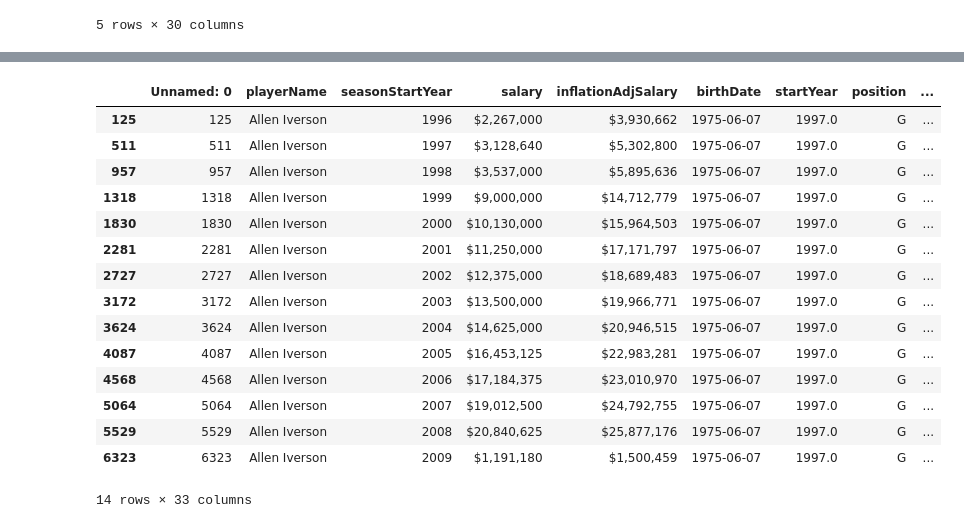
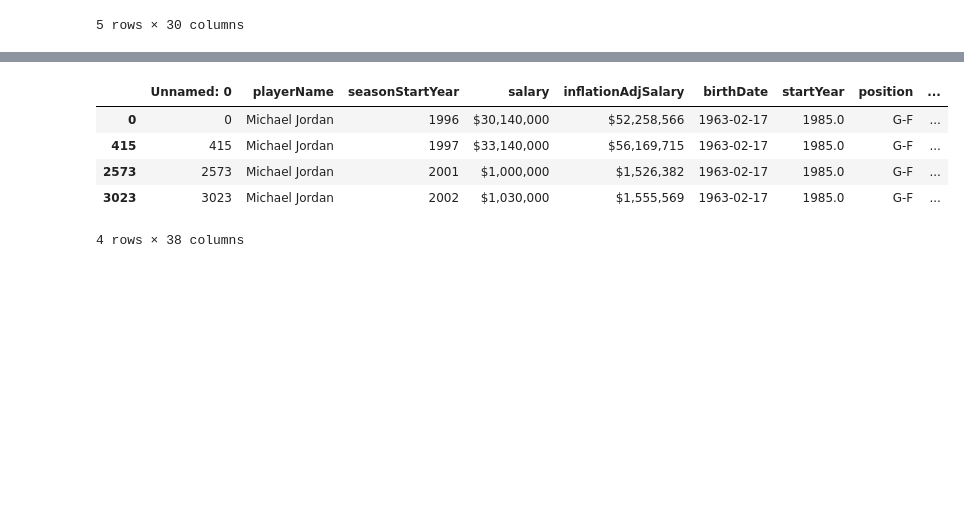
Before and after one commit to RiyaAg/EECS-545---Predicting-NBA-Player-s-Salary, a Jupyter notebook: ml_clean_external.ipynb, the cells around one changed output, grey strips where cells are left out. Drawn from its saved outputs; the diff is of its cells as text; code cells hidden in the pictures; blank space fills up the shorter version.

Commit message:
add championships, colleges, draft

```diff
--- a/ml_clean_external.ipynb
+++ b/ml_clean_external.ipynb
@@ -237,0 +232,11 @@ for index, row in all_nba.iterrows():
+# %%
+league['NBA Champion'] = league['NBA Champion'].replace(['Chicago Bulls','San Antonio Spurs','Los Angeles Lakers',
+                                         'Detroit Pistons','Miami Heat','Boston Celtics', "Dallas Mavericks","Golden State Warriors","Cleveland Cavaliers"],
+                                        ['CHI','SAS','LAL','DET','MIA','BOS',"DAL","GSW","CLE"])
+league['Eastern Champion'] = league['Eastern Champion'].replace(['Chicago Bulls','New York Knicks','Indiana Pacers','Philadelphia 76ers',
+ 'New Jersey Nets','Detroit Pistons','Miami Heat','Cleveland Cavaliers',
+ 'Boston Celtics','Orlando Magic'], ['CHI','NYK','IND','PHI','NJN','DET','MIA','CLE','BOS','ORL'])
+
+league['Western Champion'] = league['Western Champion'].replace(['Seattle SuperSonics' ,'Utah Jazz', 'San Antonio Spurs',
+ 'Los Angeles Lakers' ,'Dallas Mavericks', 'Oklahoma City Thunder',
+ 'Golden State Warriors'], ['SEA','UTA','SAS','LAL','DAL','OKC','GSW'])
@@ -237,0 +256,16 @@ for index, row in all_nba.iterrows():
+# %%
+#df["mvp"] = 0
+#df["mvp_total"] = 0
+df["champion"] = 0
+df["champion_total"] = 0
+df["conference_champ"] = 0
+for index, row in league.iterrows():
+    year = row["Year"]
+    name = row["MVP Name"]
+    champ = row["NBA Champion"]
+    df.loc[(df['seasonStartYear'] == year) & (df['team'] == champ),'champion'] = 1
+    df.loc[(df['seasonStartYear'] == year) & (df['team'] == row['Eastern Champion']),'conference_champ'] = 1
+    df.loc[(df['seasonStartYear'] == year) & (df['team'] == row['Western Champion']),'conference_champ'] = 1
+# %%
+player_info = pd.read_csv(r'C:\Users\raoma\Documents\michigan\ml\EECS-545---Predicting-NBA-Player-s-Salary\data\player_info.csv')
+player_info.head()
@@ -238,3 +279,8 @@ for index, row in all_nba.iterrows():
+# %%
+df["college"] = np.nan
+for index, row in player_info.iterrows():
+    name = row["playerName"]
+    df.loc[(df['playerName'] == name),'college'] = row["Colleges"]
 # %%
 df.loc[df['playerName'] == 'LeBron James']
 # %% [output]
@@ -258,19 +304,9 @@ df.loc[df['playerName'] == 'LeBron James']
 # %%
-df.loc[df['playerName'] == 'Allen Iverson']
+df.loc[df['playerName'] == 'Michael Jordan']
 # %% [output]
 |  | Unnamed: 0 | playerName | seasonStartYear | salary | inflationAdjSalary | birthDate | startYear | position | ... |
-| 125 | 125 | Allen Iverson | 1996 | $2,267,000 | $3,930,662 | 1975-06-07 | 1997.0 | G | ... |
-| 511 | 511 | Allen Iverson | 1997 | $3,128,640 | $5,302,800 | 1975-06-07 | 1997.0 | G | ... |
-| 957 | 957 | Allen Iverson | 1998 | $3,537,000 | $5,895,636 | 1975-06-07 | 1997.0 | G | ... |
-| 1318 | 1318 | Allen Iverson | 1999 | $9,000,000 | $14,712,779 | 1975-06-07 | 1997.0 | G | ... |
-| 1830 | 1830 | Allen Iverson | 2000 | $10,130,000 | $15,964,503 | 1975-06-07 | 1997.0 | G | ... |
-| 2281 | 2281 | Allen Iverson | 2001 | $11,250,000 | $17,171,797 | 1975-06-07 | 1997.0 | G | ... |
-| 2727 | 2727 | Allen Iverson | 2002 | $12,375,000 | $18,689,483 | 1975-06-07 | 1997.0 | G | ... |
-| 3172 | 3172 | Allen Iverson | 2003 | $13,500,000 | $19,966,771 | 1975-06-07 | 1997.0 | G | ... |
-| 3624 | 3624 | Allen Iverson | 2004 | $14,625,000 | $20,946,515 | 1975-06-07 | 1997.0 | G | ... |
-| 4087 | 4087 | Allen Iverson | 2005 | $16,453,125 | $22,983,281 | 1975-06-07 | 1997.0 | G | ... |
-| 4568 | 4568 | Allen Iverson | 2006 | $17,184,375 | $23,010,970 | 1975-06-07 | 1997.0 | G | ... |
-| 5064 | 5064 | Allen Iverson | 2007 | $19,012,500 | $24,792,755 | 1975-06-07 | 1997.0 | G | ... |
-| 5529 | 5529 | Allen Iverson | 2008 | $20,840,625 | $25,877,176 | 1975-06-07 | 1997.0 | G | ... |
-| 6323 | 6323 | Allen Iverson | 2009 | $1,191,180 | $1,500,459 | 1975-06-07 | 1997.0 | G | ... |
+| 0 | 0 | Michael Jordan | 1996 | $30,140,000 | $52,258,566 | 1963-02-17 | 1985.0 | G-F | ... |
+| 415 | 415 | Michael Jordan | 1997 | $33,140,000 | $56,169,715 | 1963-02-17 | 1985.0 | G-F | ... |
+| 2573 | 2573 | Michael Jordan | 2001 | $1,000,000 | $1,526,382 | 1963-02-17 | 1985.0 | G-F | ... |
+| 3023 | 3023 | Michael Jordan | 2002 | $1,030,000 | $1,555,569 | 1963-02-17 | 1985.0 | G-F | ... |
-14 rows × 33 columns
+4 rows × 38 columns
```
Also changed, not shown: parts of 26 cells of this notebook, 2 other files.
